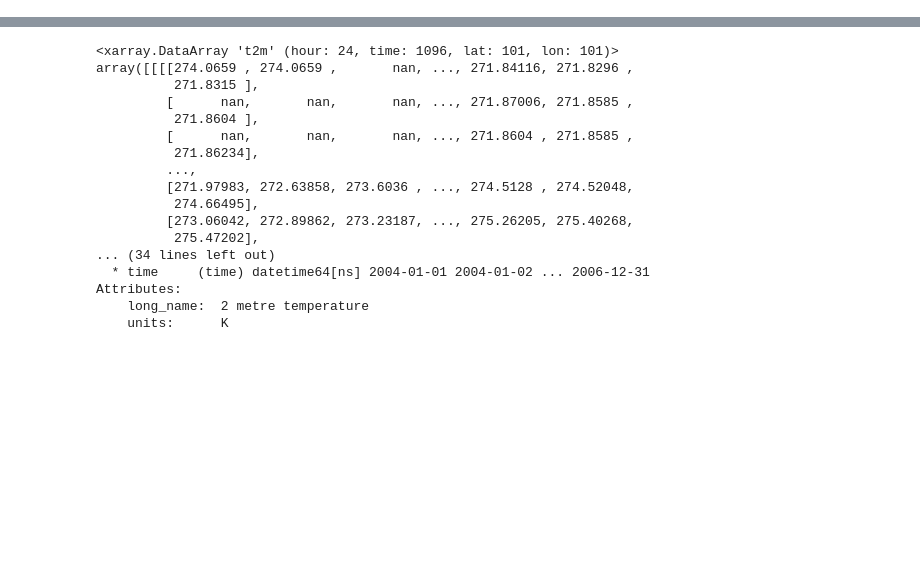
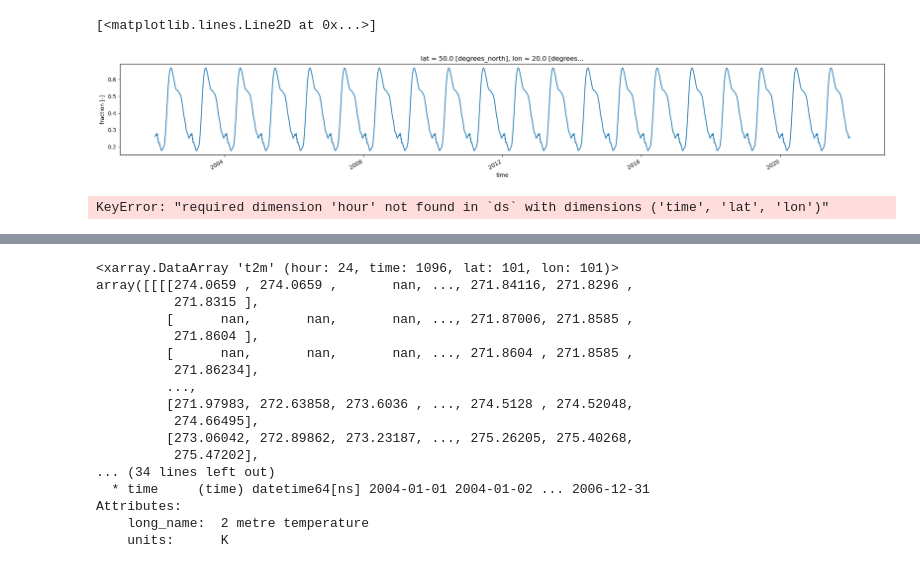
Before and after one commit to bask0/drought_ml, a Jupyter notebook: project/analysis/xai.ipynb, the cells around one changed output, grey strips where cells are left out. Cells and saved outputs as stored; diff of their text form; code cells hidden in the pictures; blank space fills up the shorter version.

```diff
--- a/project/analysis/xai.ipynb
+++ b/project/analysis/xai.ipynb
@@ -3,0 +6,2 @@ import matplotlib.pyplot as plt
+# %%
+ds = xr.open_zarr('/Net/Groups/BGI/scratch/bkraft/drought_data/cube.zarr/')
@@ -3,0 +100,9 @@ import matplotlib.pyplot as plt
+# %%
+msc_align(ds.fvc_msc, ds).sel(lat=50, lon=20).plot(figsize=(25, 3))
+# %% [output]
+[<matplotlib.lines.Line2D at 0x...>]
+[figure, added]
+# %%
+stacktime(ds.fvc)
+# %% [output]
+KeyError: "required dimension 'hour' not found in `ds` with dimensions ('time', 'lat', 'lon')"
```
Also changed, not shown: parts of 26 cells of this notebook.
